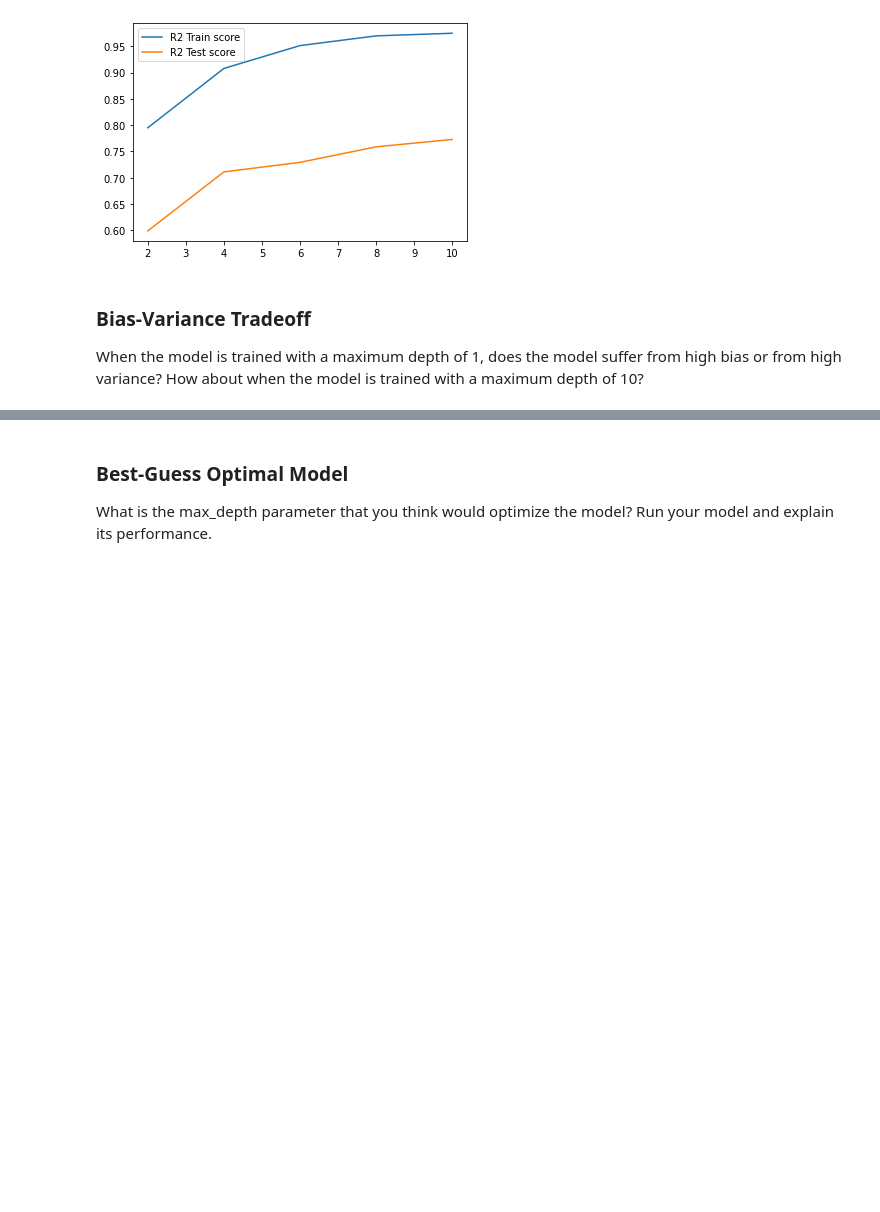
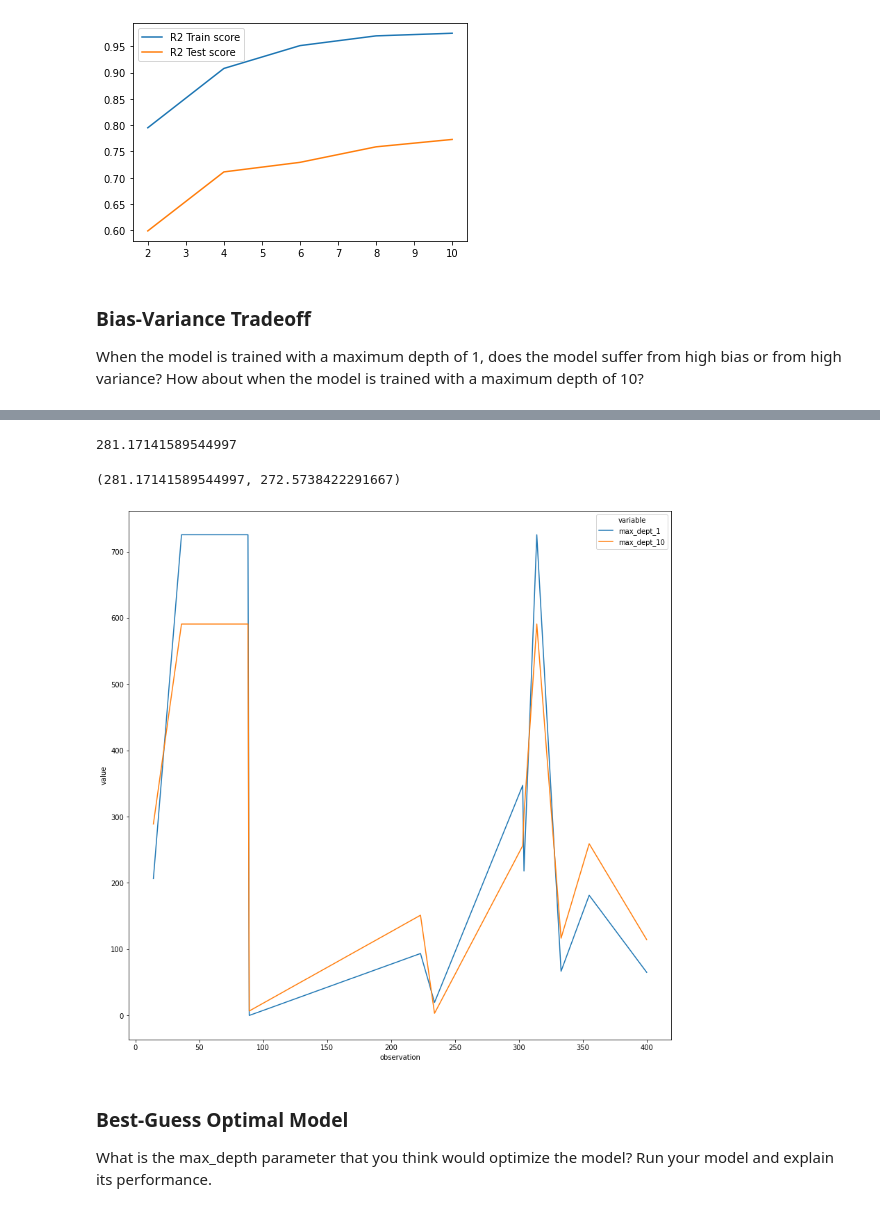
Before and after one commit to ta-data-remote/lab-problems-with-ML, a Jupyter notebook: your-code/lab_boston_housing.ipynb, the cells around one changed output, grey strips where cells are left out. Cells and saved outputs as stored; diff of their text form; code cells hidden in the pictures; blank space fills up the shorter version.

```diff
--- a/your-code/lab_boston_housing.ipynb
+++ b/your-code/lab_boston_housing.ipynb
@@ -100,0 +321,3 @@ When the model is trained with a maximum depth of 1, does the model suffer from
+# %%
+bias_1 = (y_test - np.mean(y_pred_test_1))**2
+bias_1
@@ -100,0 +338,3 @@ When the model is trained with a maximum depth of 1, does the model suffer from
+# %%
+bias_10 = (y_test - np.mean(y_pred_test_10))**2
+bias_10
@@ -100,0 +355,4 @@ When the model is trained with a maximum depth of 1, does the model suffer from
+# %%
+bias_df = pd.DataFrame({"max_dept_1":bias_1,"max_dept_10":bias_10})
+bias_df= bias_df.reset_index().rename(columns ={ "index":"observation"})
+bias_df
@@ -100,0 +373,3 @@ When the model is trained with a maximum depth of 1, does the model suffer from
+# %%
+bias_df_2= bias_df.melt(id_vars=['observation'])
+bias_df_2
@@ -101,3 +394,18 @@ When the model is trained with a maximum depth of 1, does the model suffer from
+# %%
+bias_df_2[bias_df_2["variable"] == "max_dept_1"]["value"].mean()
+# %% [output]
+281.17141589544997
+# %%
+avg_bias_1= bias_df_2[bias_df_2["variable"] == "max_dept_1"]["value"].mean()
+avg_bias_10=bias_df_2[bias_df_2["variable"] == "max_dept_10"]["value"].mean()
+avg_bias_1, avg_bias_10
+# %% [output]
+(281.17141589544997, 272.5738422291667)
+# %%
+fig, ax = plt.subplots(figsize=(14,14))
+sns.lineplot(x='observation', y = 'value', data=bias_df_2, hue='variable');
+# %% [output]
+[figure, added]
 # %% [markdown]
 ### Best-Guess Optimal Model
 What is the max_depth parameter that you think would optimize the model? Run your model and explain its performance.
```
Also changed, not shown: parts of 38 cells of this notebook, 1 other file.
